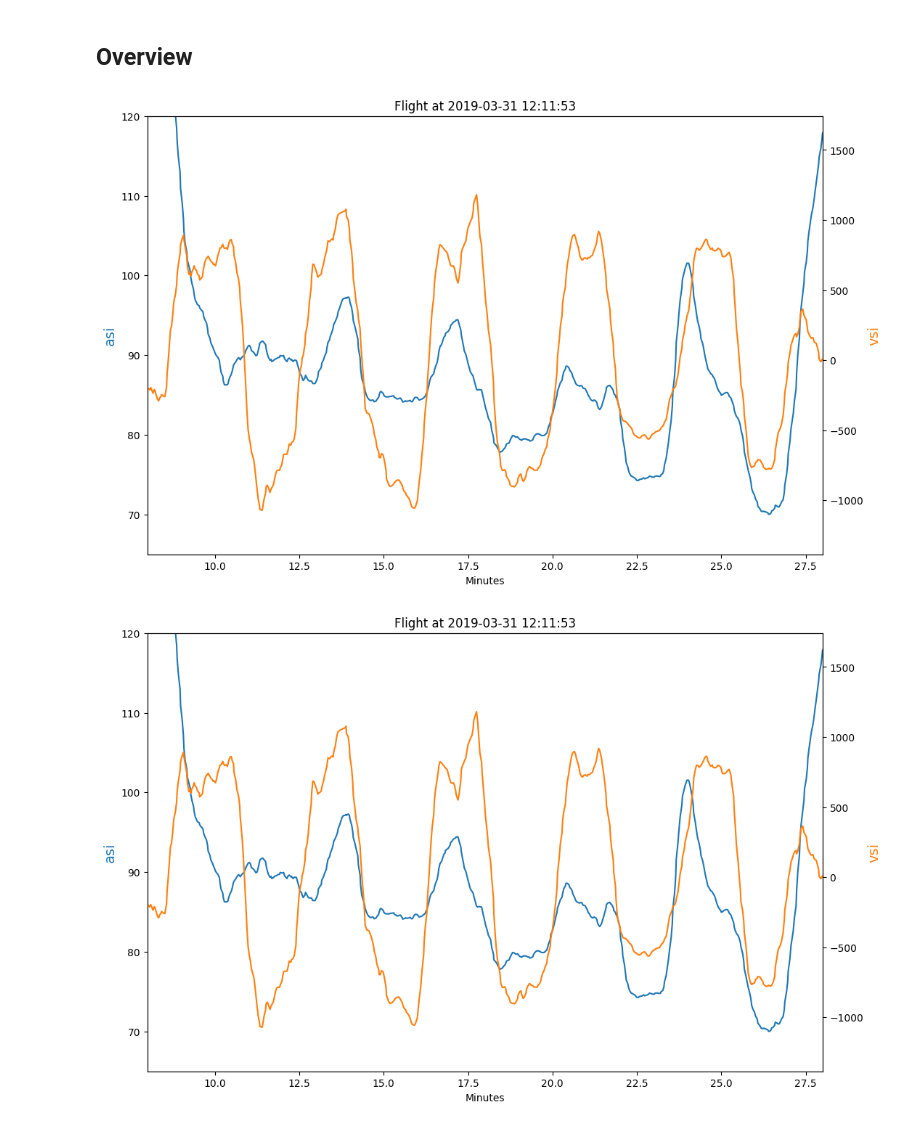
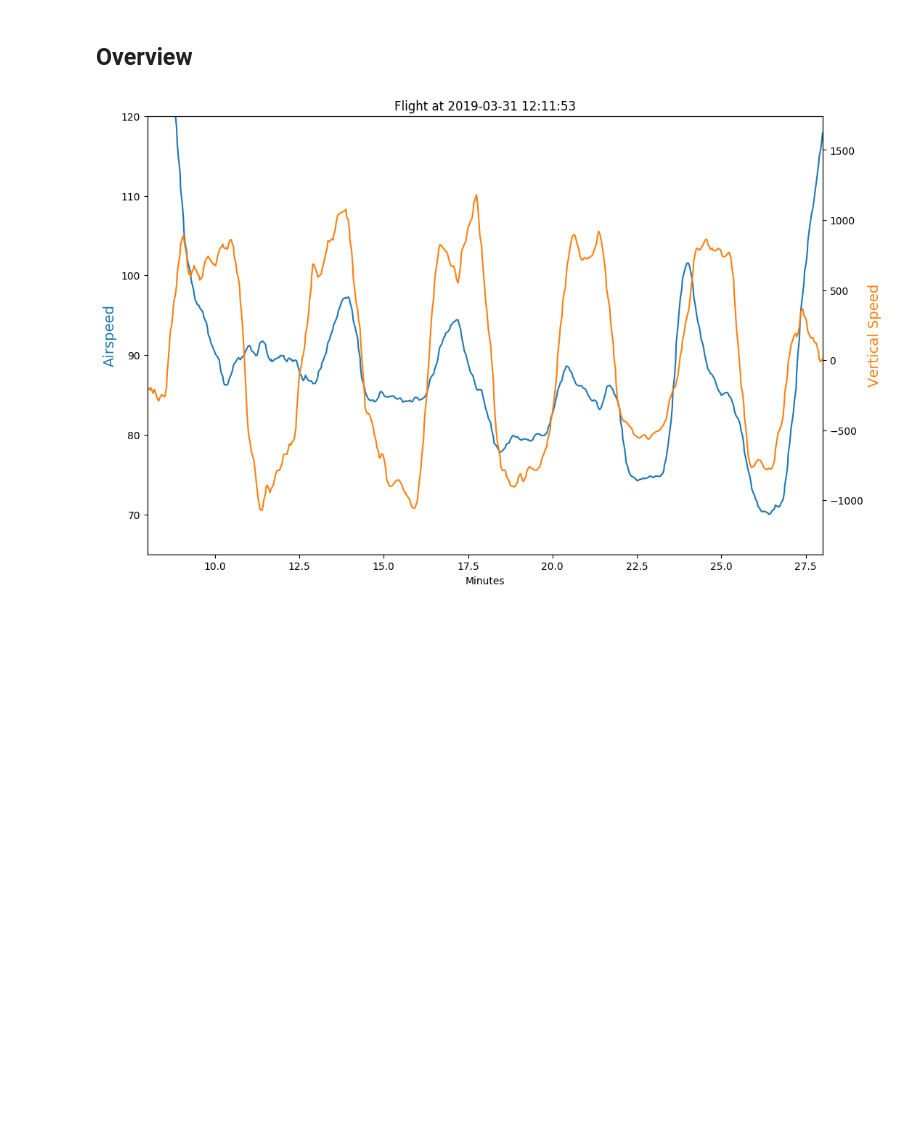
Before and after one commit to azemon/MglEfisPlotter, a Jupyter notebook: notebooks/2019-03-31/best glide.ipynb, the cells around one changed output. Drawn from its saved outputs; the diff is of its cells as text; code cells hidden in the pictures; blank space fills up the shorter version.

Commit message:
generate graphs for a blog post

```diff
--- a/notebooks/2019-03-31/best glide.ipynb
+++ b/notebooks/2019-03-31/best glide.ipynb
@@ -17,8 +17,6 @@ f = flights[1]
 ## Overview
 # %%
 p = Plot(flights[1])
-p.plot2(['asi', 'vsi'], xlim=(8, 28), ylim=(65, 120)).show()
-p.plot2(['asi', 'vsi'], xlim=(8, 28), ylim=(65, 120)).save('bestglide.png')
+p.plot2(['asi', 'vsi'], ['Airspeed', 'Vertical Speed'], xlim=(8, 28), ylim=(65, 120)).save('bestglide.png')
 # %% [output]
-[figure, old version]
+[figure, new version]
-[figure, removed]
```
Also changed, not shown: 2 other files.
